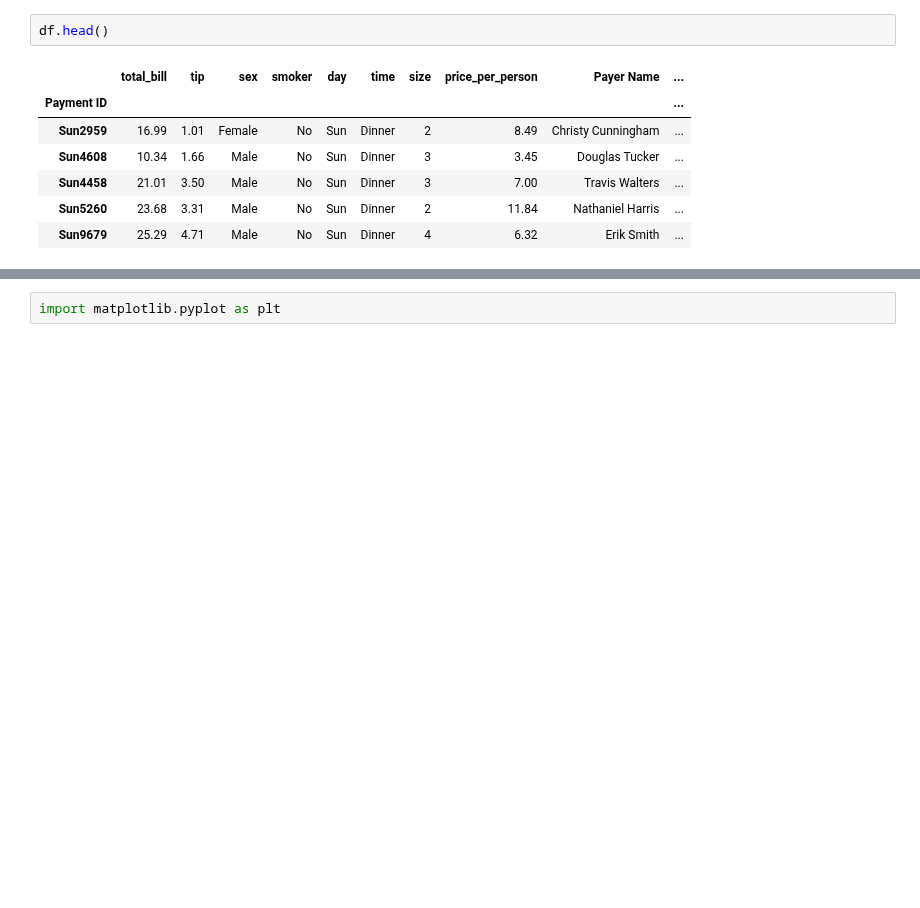
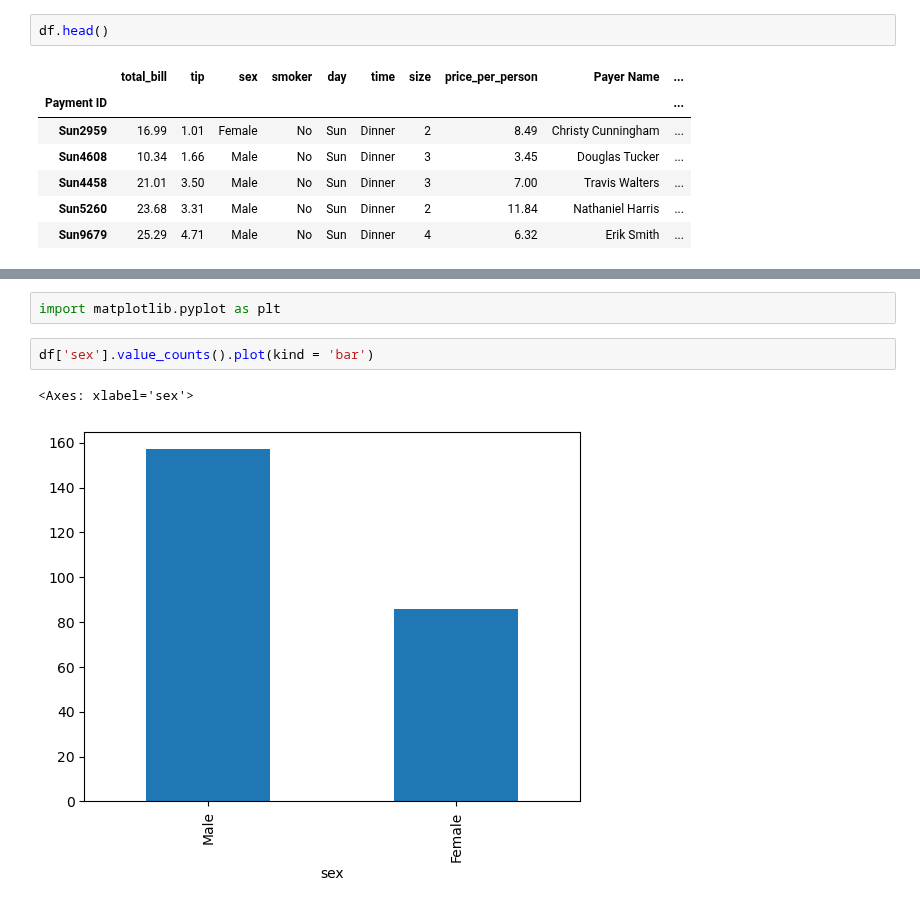
Before and after one commit to harshkrsaw/PANDAS, a Jupyter notebook: PANDAS_practice.ipynb, the cells around one changed output, grey strips where cells are left out. Drawn from its saved outputs; the diff is of its cells as text; blank space fills up the shorter version.

```diff
--- a/PANDAS_practice.ipynb
+++ b/PANDAS_practice.ipynb
@@ -492,2 +530,7 @@ df.head()
+# %%
+import matplotlib.pyplot as plt
 # %%
-import matplotlib.pyplot as plt
+df['sex'].value_counts().plot(kind = 'bar')
+# %% [output]
+<Axes: xlabel='sex'>
+[figure, added]
```
Also changed, not shown: parts of 6 cells of this notebook.
